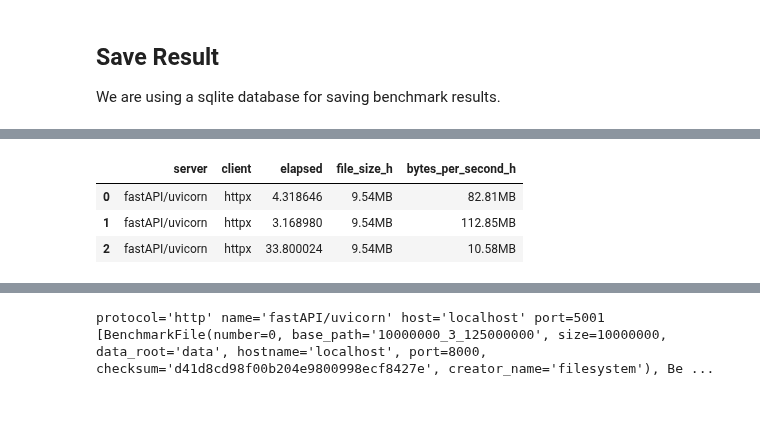
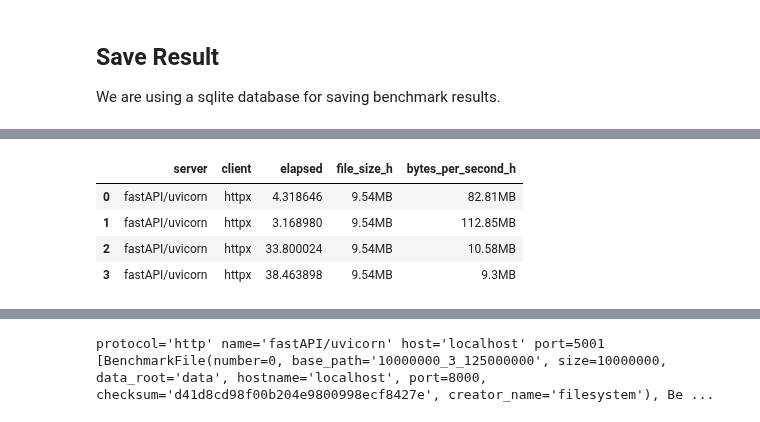
Before and after one commit to ephes/will_it_saturate, a Jupyter notebook: 51_benchmark_remote_control_server.ipynb, the cells around one changed output, grey strips where cells are left out. Drawn from its saved outputs; the diff is of its cells as text; code cells hidden in the pictures.

```diff
--- a/51_benchmark_remote_control_server.ipynb
+++ b/51_benchmark_remote_control_server.ipynb
@@ -112,20 +111,21 @@ result_id = results_table.add_result(result)
 # %%
 # dont_test
 
-results_from_database = results.get_results()
+results_from_database = results_table.get_results()
 
 cols = set(["server", "client", "elapsed", "file_size_h", "bytes_per_second_h"])
 pd.DataFrame(
     [
         {k: v for k, v in r.dict_for_pandas().items() if k in cols}
         for r in results_from_database
     ]
 )
 # %% [output]
 |  | server | client | elapsed | file_size_h | bytes_per_second_h |
 | 0 | fastAPI/uvicorn | httpx | 4.318646 | 9.54MB | 82.81MB |
 | 1 | fastAPI/uvicorn | httpx | 3.168980 | 9.54MB | 112.85MB |
 | 2 | fastAPI/uvicorn | httpx | 33.800024 | 9.54MB | 10.58MB |
+| 3 | fastAPI/uvicorn | httpx | 38.463898 | 9.54MB | 9.3MB |
 [interactive output not drawn]
 # %%
 # dont_test
```
Also changed, not shown: parts of 2 cells of this notebook, 1 other file.
